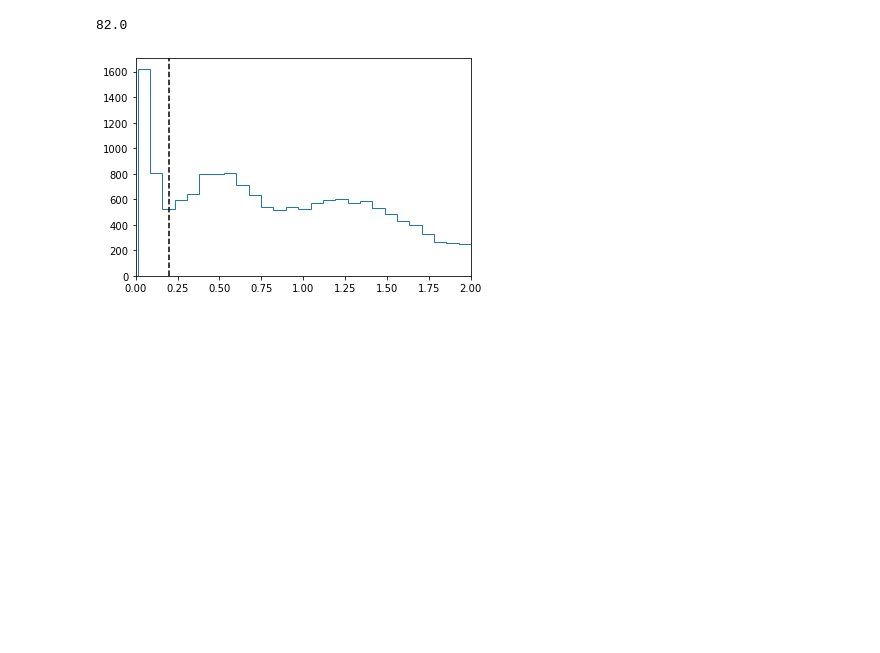
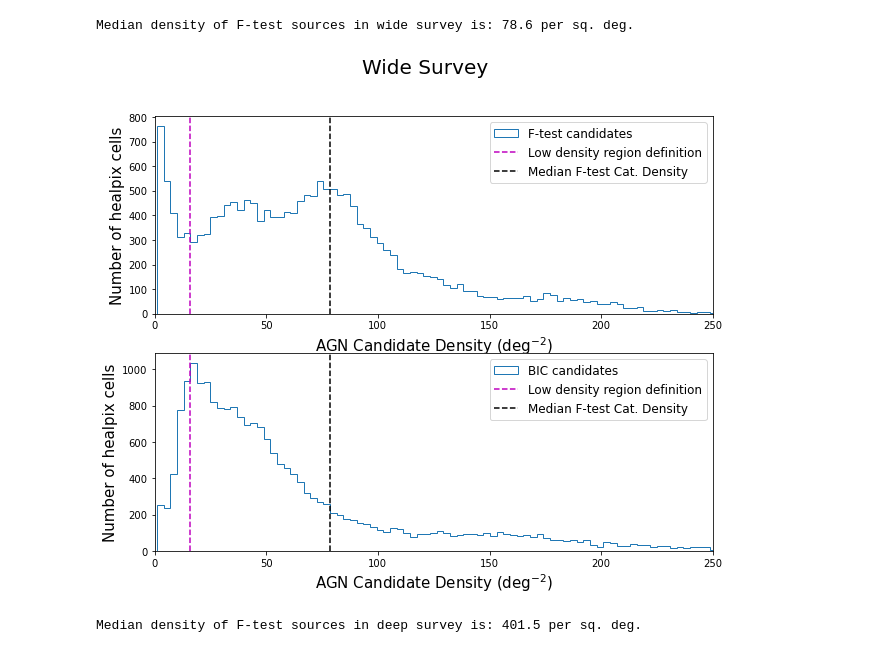
Before and after one commit to rjassef/ChANGES_SED_downselector, a Jupyter notebook: gap_definition.ipynb, the cells around one changed output. Drawn from its saved outputs; the diff is of its cells as text; code cells hidden in the pictures; blank space fills up the shorter version.

Commit message:
Improved gap definition notebook.

```diff
--- a/gap_definition.ipynb
+++ b/gap_definition.ipynb
@@ -12,2 +34,4 @@ def radec_to_sph(ra,dc):
 # %%
+#Read the full F-test and BIC AGN candidate catalogs.
 Fcat = Table.read("../Victoria_v1.1_SED_catalogs/Master_Catalog_F_test_AGN_full_photometry.fits")
+Bcat = Table.read("../Victoria_v1.1_SED_catalogs/Master_Catalog_BIC_AGN_nb_le_6_full_photometry.fits")
@@ -29,11 +38,40 @@ h = h.astype(np.float64)
-# %%
-h_norm = h/np.median(h[h>0])
-print(np.median(h[h>0]))
-plt.hist(h_norm[h>0], bins=200, histtype='step')
-plt.xlim([0,2])
-plt.ylim(plt.ylim())
-plt.plot([0.2, 0.2], plt.ylim(),'k--')
-plt.show()
-# %% [output]
-82.0
-[figure, removed]
+# %%
+Fcat_wide = Fcat[Fcat['mag_auto_r']<21.5]
+Fcat_wide = remove_stars(Fcat_wide)
+h_F_wide = get_h(Fcat_wide,'ra','dec')
+# %%
+Bcat_wide = Bcat[Bcat['mag_auto_r']<21.5]
+Bcat_wide = remove_stars(Bcat_wide)
+h_B_wide = get_h(Bcat_wide,'ra','dec')
+# %%
+#Get the median densities.
+median_dens_F_wide = np.median(h_F_wide[h_F_wide>0])/area_per_pixel
+print("Median density of F-test sources in wide survey is: {:.1f} per sq. deg.".format(median_dens_F_wide))
+# %% [output]
+Median density of F-test sources in wide survey is: 78.6 per sq. deg.
+# %%
+fig, axs = plt.subplots(2, figsize=(10,8))
+
+_, bins, _ = axs[0].hist(h_F_wide[h_F_wide>0], bins=200, histtype='step', label='F-test candidates')
+axs[0].set_xlim([0,250])
+axs[0].set_ylim(axs[0].get_ylim())
+axs[0].plot([0.2*median_dens_F_wide]*2, axs[0].get_ylim(),'m--', label='Low density region definition')
+axs[0].plot([median_dens_F_wide]*2    , axs[0].get_ylim(),'k--', label='Median F-test Cat. Density')
+axs[0].legend(fontsize=12)
+axs[0].set_xlabel(r"AGN Candidate Density (deg$^{-2}$)", fontsize=15)
+axs[0].set_ylabel("Number of healpix cells", fontsize=15)
+
+axs[1].hist(h_B_wide[h_B_wide>0], bins=bins, histtype='step', label='BIC candidates')
+axs[1].set_xlim([0,250])
+axs[1].set_ylim(axs[1].get_ylim())
+axs[1].plot([0.2*median_dens_F_wide]*2, axs[1].get_ylim(),'m--', label='Low density region definition')
+axs[1].plot([median_dens_F_wide]*2    , axs[1].get_ylim(),'k--', label='Median F-test Cat. Density')
+axs[1].legend(fontsize=12)
+axs[1].set_xlabel(r"AGN Candidate Density (deg$^{-2}$)", fontsize=15)
+axs[1].set_ylabel("Number of healpix cells", fontsize=15)
+
+fig.suptitle("Wide Survey", fontsize=20)
+
+plt.show()
+# %% [output]
+[figure, added]
@@ -39,0 +100,6 @@ plt.show()
+# %%
+#Get the median densities.
+median_dens_F_deep = np.median(h_F_deep[h_F_deep>0])/area_per_pixel
+print("Median density of F-test sources in deep survey is: {:.1f} per sq. deg.".format(median_dens_F_deep))
+# %% [output]
+Median density of F-test sources in deep survey is: 401.5 per sq. deg.
```
Also changed, not shown: parts of 8 cells of this notebook.
